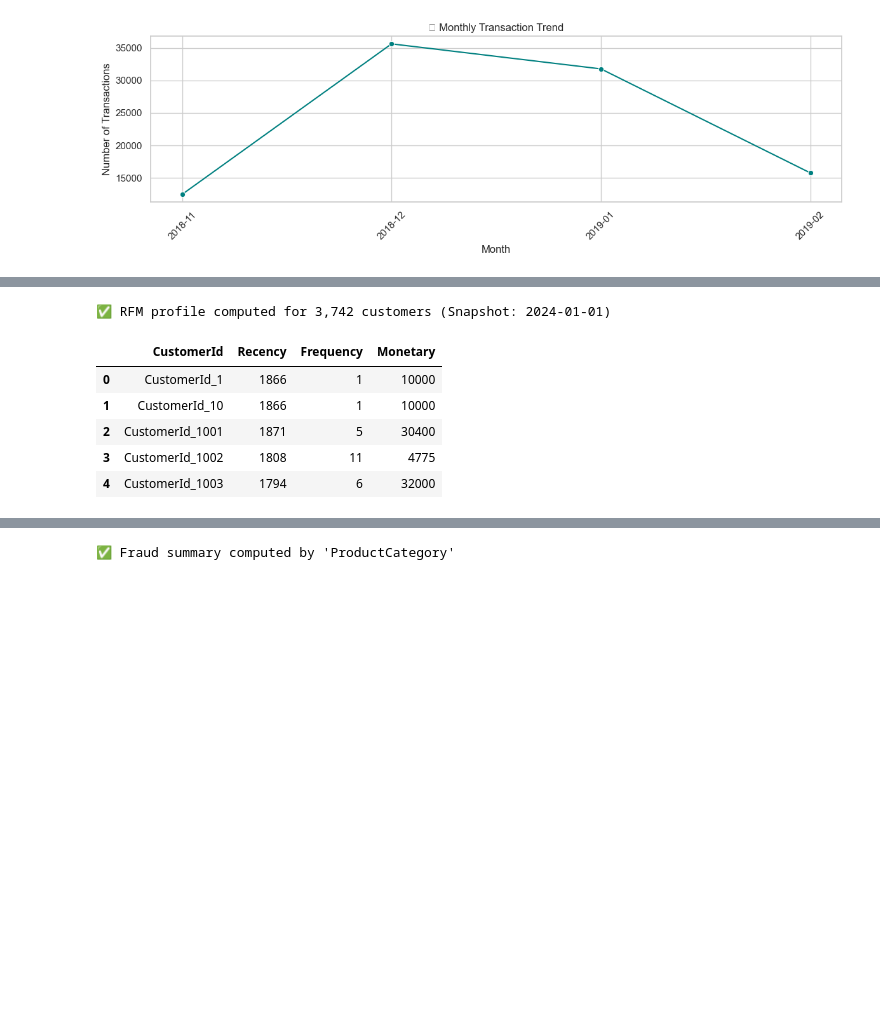
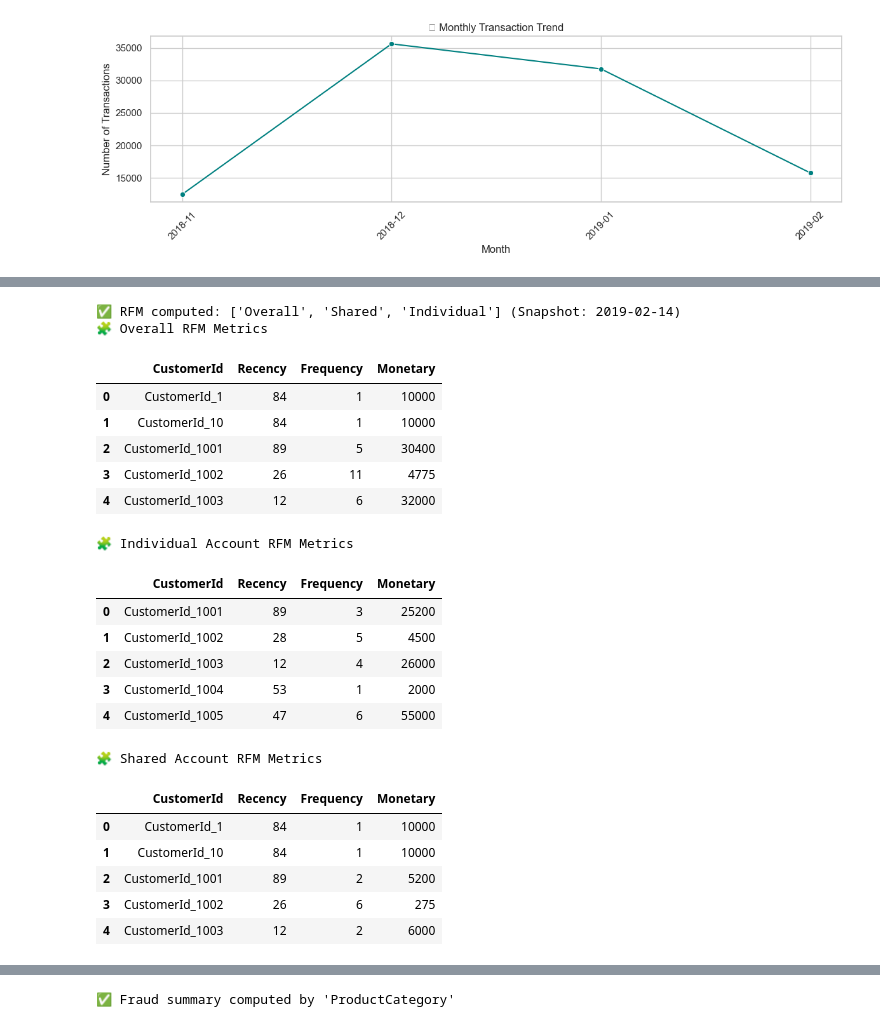
Before and after one commit to NabloP/b5w5-credit-scoring-challenge, a Jupyter notebook: notebooks/task-2-eda.ipynb, the cells around one changed output, grey strips where cells are left out. Drawn from its saved outputs; the diff is of its cells as text; code cells hidden in the pictures; blank space fills up the shorter version.

```diff
--- a/notebooks/task-2-eda.ipynb
+++ b/notebooks/task-2-eda.ipynb
@@ -333,32 +622,59 @@ These behavioral metrics form the backbone for segmentation and proxy creditwort
 # %%
-# ------------------------------------------------------------------------------
-# 🧑‍💼 Layer 5 – Customer Behavior Profiling via RFM Summary
-# ------------------------------------------------------------------------------
+# ───────────────────────────────────────────────────────────────────────────────
+# 💳 Layer 8 – Customer Behavior Profiling via RFM with Shared Account Segmentation
+# ───────────────────────────────────────────────────────────────────────────────
 
-# ✅ Import the RFM profiler
+# ✅ Import the enhanced RFM Profiler
 from src.eda.customer_behavior_analyzer import CustomerBehaviorProfiler
 
-# ✅ Step 1: Initialize profiler with relevant columns
+# ✅ Step 1: Initialize the profiler with transaction data and shared account flag
 rfm_profiler = CustomerBehaviorProfiler(
-    df=df,
-    customer_id_col="CustomerId",
-    date_col="TransactionStartTime",
-    value_col="Value",
+    df=tagged_df,  # Use shared-account enriched DataFrame
+    customer_id_col="CustomerId",  # Customer identifier
+    date_col="TransactionStartTime",  # Transaction date
+    value_col="Value",  # Monetary value
+    shared_col="IsSharedAccount",  # Shared account flag for segmentation
 )
 
-# ✅ Step 2: Define snapshot reference for Recency computation
-snapshot = "2024-01-01"
+# ✅ Step 2: Define snapshot date for Recency calculation
+snapshot_date = "2019-02-14"
 
-# ✅ Step 3: Compute RFM metrics
-rfm_df = rfm_profiler.compute_rfm(snapshot_date=snapshot)
+# ✅ Step 3: Compute RFM metrics with shared vs. individual segmentation
+rfm_results = rfm_profiler.compute_rfm(
+    snapshot_date=snapshot_date, split_by_shared=True
+)
 
-# ✅ Step 4: Display a sample of the RFM table
-display(rfm_df.head())
+# ✅ Step 4: Display overall RFM metrics
+print("🧩 Overall RFM Metrics")
+display(rfm_results["Overall"].head())
+
+# ✅ Step 5: Display individual (non-shared) RFM metrics
+print("🧩 Individual Account RFM Metrics")
+display(rfm_results.get("Individual", pd.DataFrame()).head())
+
+# ✅ Step 6: Display shared account RFM metrics
+print("🧩 Shared Account RFM Metrics")
+display(rfm_results.get("Shared", pd.DataFrame()).head())
 # %% [output]
-✅ RFM profile computed for 3,742 customers (Snapshot: 2024-01-01)
+✅ RFM computed: ['Overall', 'Shared', 'Individual'] (Snapshot: 2019-02-14)
+🧩 Overall RFM Metrics
 |  | CustomerId | Recency | Frequency | Monetary |
-| 0 | CustomerId_1 | 1866 | 1 | 10000 |
-| 1 | CustomerId_10 | 1866 | 1 | 10000 |
-| 2 | CustomerId_1001 | 1871 | 5 | 30400 |
-| 3 | CustomerId_1002 | 1808 | 11 | 4775 |
-| 4 | CustomerId_1003 | 1794 | 6 | 32000 |
+| 0 | CustomerId_1 | 84 | 1 | 10000 |
+| 1 | CustomerId_10 | 84 | 1 | 10000 |
+| 2 | CustomerId_1001 | 89 | 5 | 30400 |
+| 3 | CustomerId_1002 | 26 | 11 | 4775 |
+| 4 | CustomerId_1003 | 12 | 6 | 32000 |
+🧩 Individual Account RFM Metrics
+|  | CustomerId | Recency | Frequency | Monetary |
+| 0 | CustomerId_1001 | 89 | 3 | 25200 |
+| 1 | CustomerId_1002 | 28 | 5 | 4500 |
+| 2 | CustomerId_1003 | 12 | 4 | 26000 |
+| 3 | CustomerId_1004 | 53 | 1 | 2000 |
+| 4 | CustomerId_1005 | 47 | 6 | 55000 |
+🧩 Shared Account RFM Metrics
+|  | CustomerId | Recency | Frequency | Monetary |
+| 0 | CustomerId_1 | 84 | 1 | 10000 |
+| 1 | CustomerId_10 | 84 | 1 | 10000 |
+| 2 | CustomerId_1001 | 89 | 2 | 5200 |
+| 3 | CustomerId_1002 | 26 | 6 | 275 |
+| 4 | CustomerId_1003 | 12 | 2 | 6000 |
```
Also changed, not shown: parts of 18 cells of this notebook, 16 other files.
